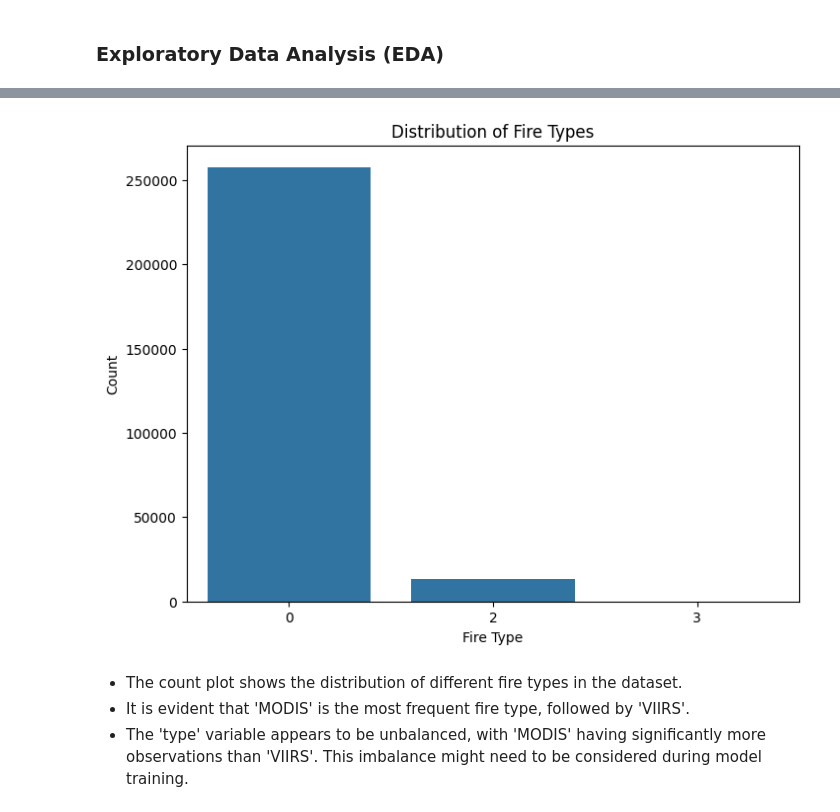
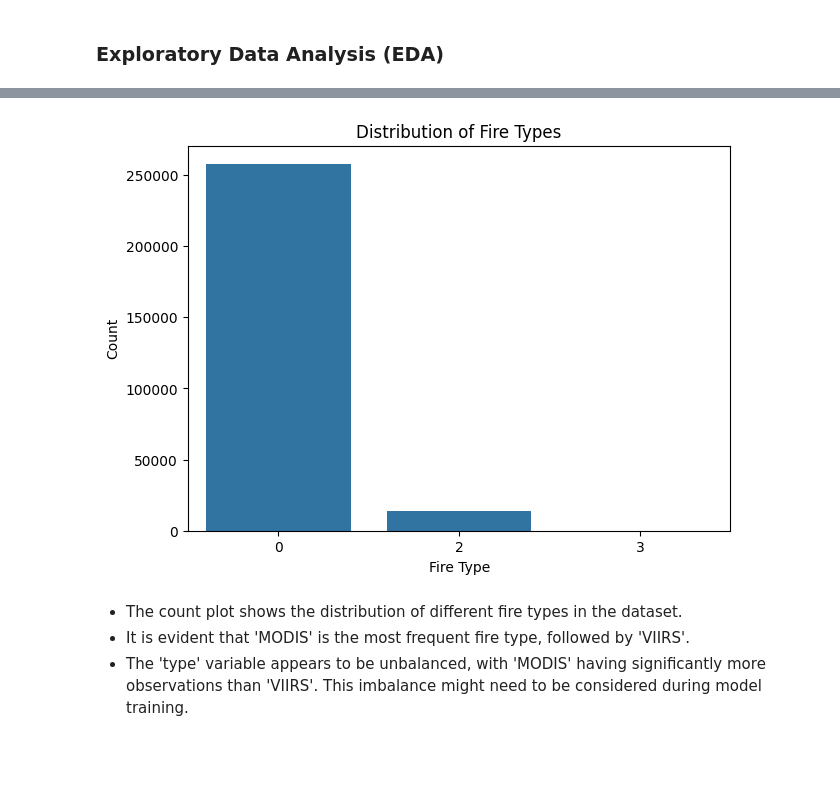
Before and after one commit to 7wik021004/my_deforestation-detection, a Jupyter notebook: my_deforestation_detection_.ipynb, the cells around one changed output, grey strips where cells are left out. Drawn from its saved outputs; the diff is of its cells as text; code cells hidden in the pictures; blank space fills up the shorter version.

```diff
--- a/my_deforestation_detection_.ipynb
+++ b/my_deforestation_detection_.ipynb
@@ -206,13 +245,13 @@ for col in df.columns:
 # %%
 # Count plot for 'type'
-plt.figure(figsize=(8, 6))
+plt.figure(figsize=(7, 5))
 sns.countplot(x='type', data=df)
 plt.title('Distribution of Fire Types')
 plt.xlabel('Fire Type')
 plt.ylabel('Count')
 plt.show()
 # %% [output]
-[figure, old version]
+[figure, new version]
 # %% [markdown]
 
 - The count plot shows the distribution of different fire types in the dataset.
```
Also changed, not shown: parts of 57 cells of this notebook.
